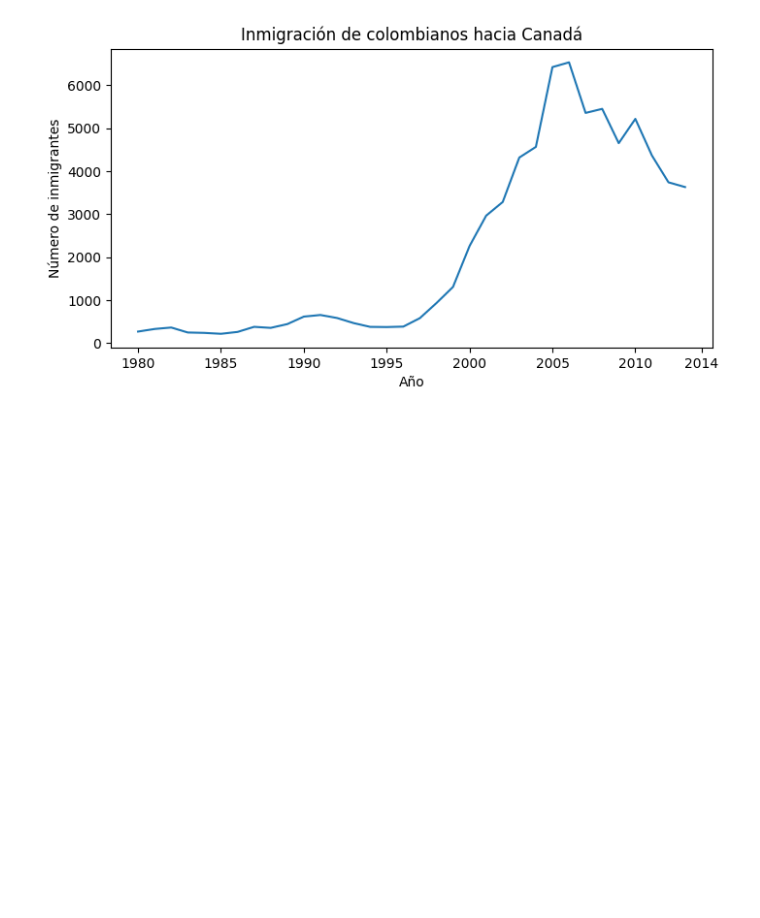
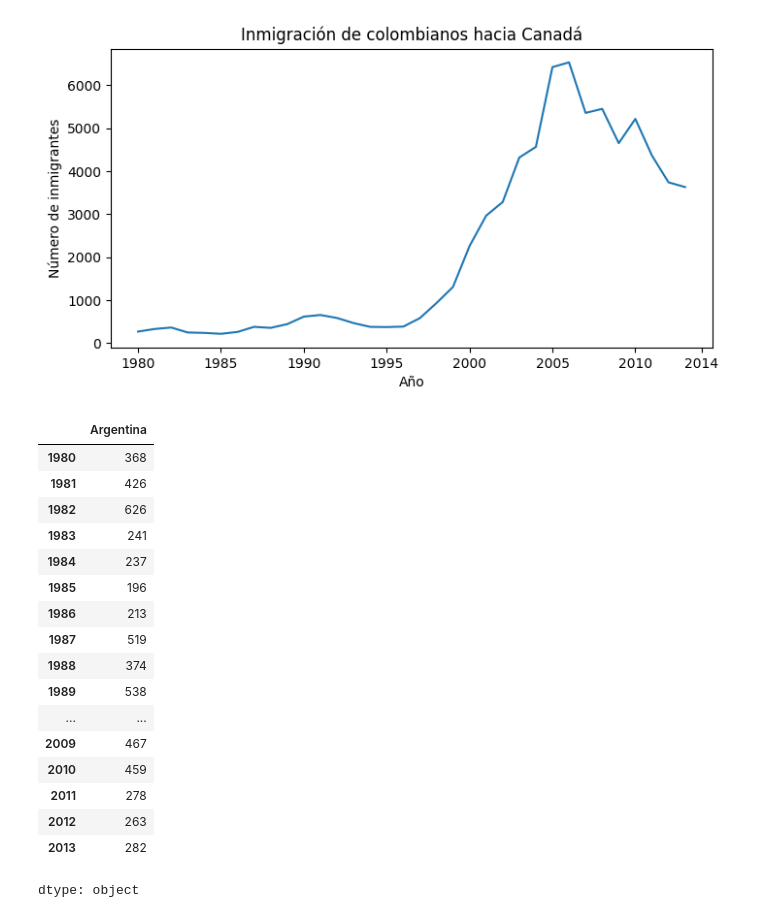
Before and after one commit to betuka1007/Ventas-de-cliente-Alura, a Jupyter notebook: Visualización_de_datos_con_Python.ipynb, the cells around one changed output. Drawn from its saved outputs; the diff is of its cells as text; code cells hidden in the pictures; blank space fills up the shorter version.

```diff
--- a/Visualización_de_datos_con_Python.ipynb
+++ b/Visualización_de_datos_con_Python.ipynb
@@ -160,3 +160,25 @@ plt.ylabel('Número de inmigrantes')
 plt.show()
 # %% [output]
 [figure]
+# %%
+argentina = df.loc['Argentina', años]
+argentina
+# %% [output]
+|  | Argentina |
+| 1980 | 368 |
+| 1981 | 426 |
+| 1982 | 626 |
+| 1983 | 241 |
+| 1984 | 237 |
+| 1985 | 196 |
+| 1986 | 213 |
+| 1987 | 519 |
+| 1988 | 374 |
+| 1989 | 538 |
+| ... | ... |
+| 2009 | 467 |
+| 2010 | 459 |
+| 2011 | 278 |
+| 2012 | 263 |
+| 2013 | 282 |
+dtype: object
```
Also changed, not shown: parts of 5 cells of this notebook.
